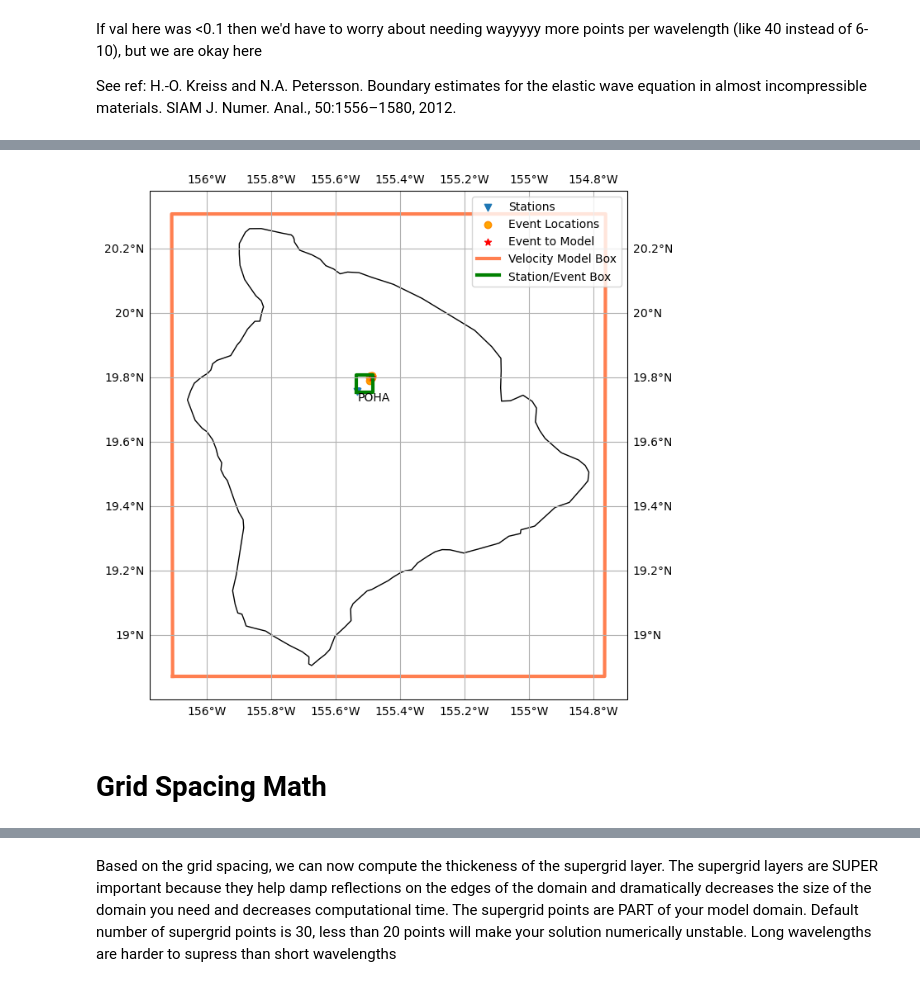
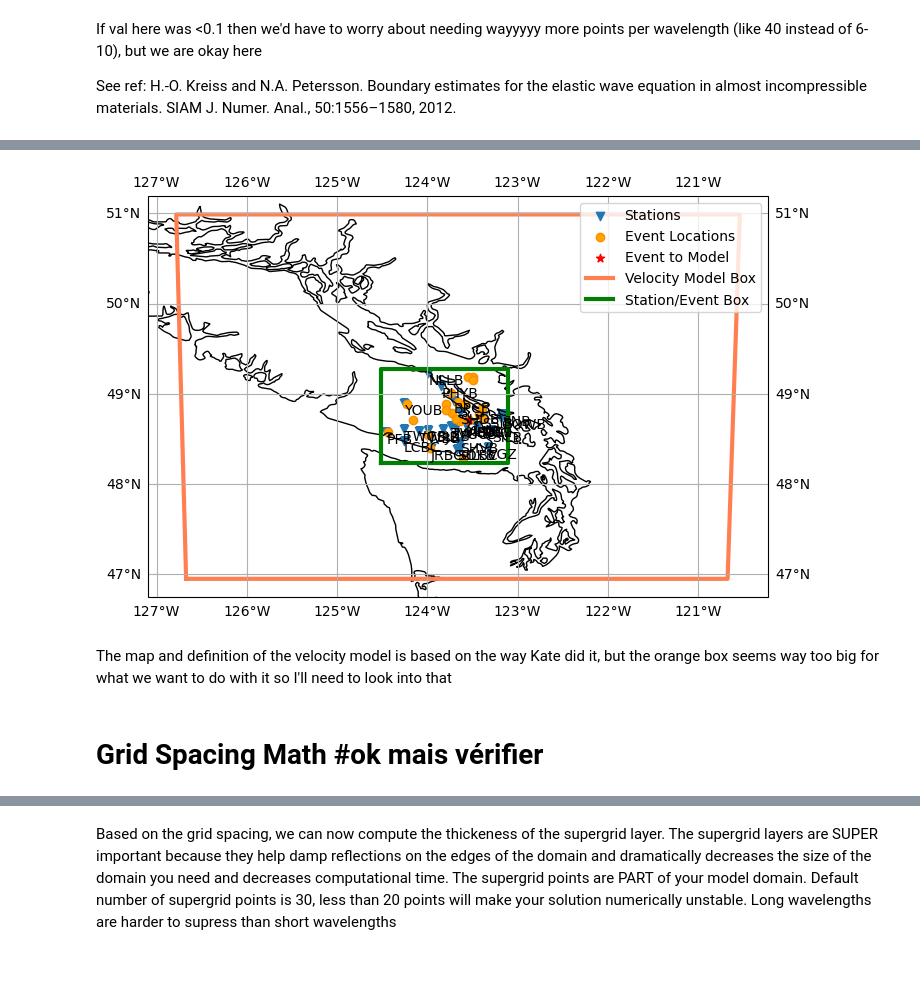
Before and after one commit to papinlois/sw4, a Jupyter notebook: project/ProblemSetup_SVI.ipynb, the cells around one changed output, grey strips where cells are left out. Saved outputs shown, nothing was run; the diff lists cells and outputs as text; code cells hidden in the pictures.

```diff
--- a/project/ProblemSetup_SVI.ipynb
+++ b/project/ProblemSetup_SVI.ipynb
@@ -244,27 +257,24 @@ print(np.min(y_vmod), np.max(y_vmod))
 # %%
 fig=plt.figure(figsize=(8,8))
 ax = plt.axes(projection=ccrs.PlateCarree())
-plt.scatter(staMD['lon'],staMD['lat'],marker='v',label='Stations')
+plt.scatter(stas['lon'],stas['lat'],marker='v',label='Stations')
 # Add station labels
-[plt.text(i, j, f'{name}',va='top',ha='left') for (i, j,name) in zip(staMD['lon'],staMD['lat'],staMD['name'])]
+[plt.text(i, j, f'{name}',va='top',ha='left') for (i, j,name) in zip(stas['lon'],stas['lat'],stas['name'])]
 if multipleEvents:
     plt.scatter(eventLocs['lon'],eventLocs['lat'],marker='o',edgecolors='darkorange',facecolors='orange',label='Event Locations')
-
 plt.scatter(event['lon'],event['lat'],marker='*',facecolors='red',label="Event to Model")
 ax.plot(x_vmod, y_vmod, color='coral',lw=3,label='Velocity Model Box')
 ax.plot(x_ini, y_ini, color='green',lw=3,label='Station/Event Box')
-
 gl = ax.gridlines(draw_labels=True)
-
-
 ax.coastlines()
 ax.legend(loc='upper right')
-
 plt.show()
 # %% [output]
-[figure, old version]
+[figure, new version]
+# %% [markdown]
+The map and definition of the velocity model is based on the way Kate did it, but the orange box seems way too big for what we want to do with it so I'll need to look into that
 # %% [markdown]
-# Grid Spacing Math
+# Grid Spacing Math #ok mais vérifier
 # %%
 # This is the relationship from the sw4 manual section 4.5, p 28
 # npts should be between 6 and 10
```
Also changed, not shown: parts of 12 cells of this notebook.
